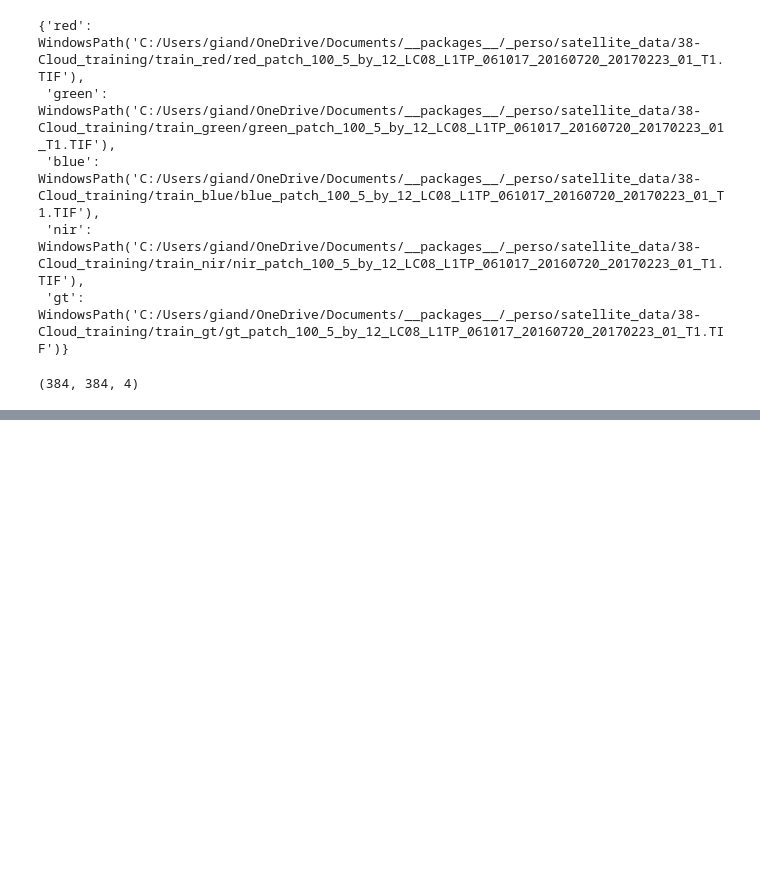
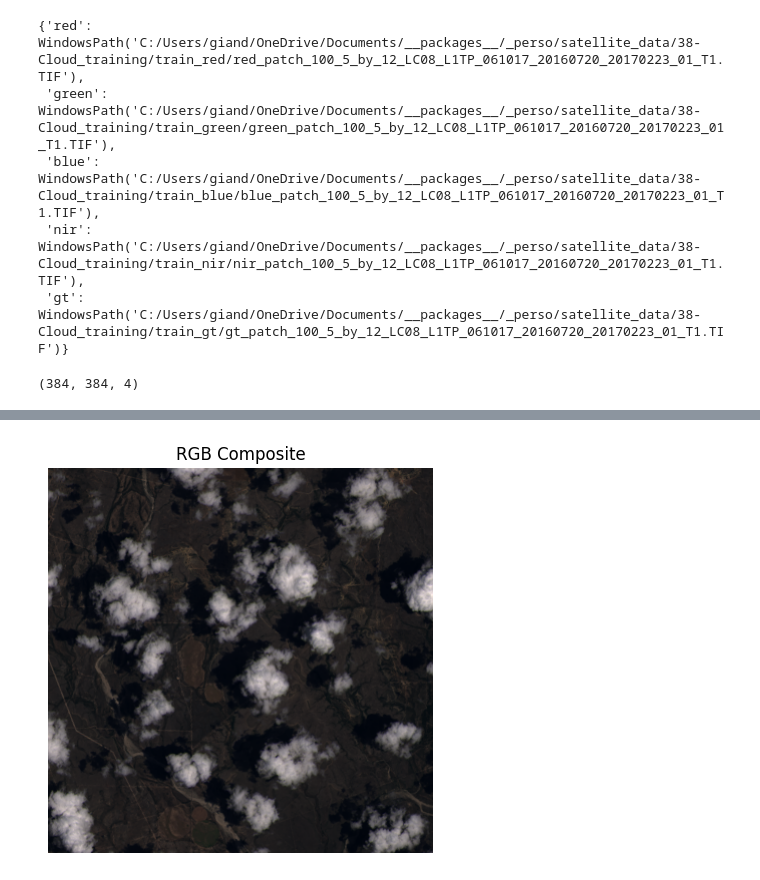
Before and after one commit to tristanGIANDO/satellite, a Jupyter notebook: satellite/model/notebook.ipynb, the cells around one changed output, grey strips where cells are left out. Cells and saved outputs as stored; diff of their text form; code cells hidden in the pictures; blank space fills up the shorter version.

```diff
--- a/satellite/model/notebook.ipynb
+++ b/satellite/model/notebook.ipynb
@@ -139,0 +140,31 @@ show_images_matplotlib(data.files[0])
+# %%
+def show_rgb_composite(file_entry: dict[str, Path]) -> None:
+    channels = []
+    for color in ["red", "green", "blue"]:
+        img = Image.open(file_entry[color])
+        arr = np.array(img)
+
+        if arr.dtype != np.uint16:
+            raise ValueError(f"{color} channel is not in 16-bit format.")
+
+        channels.append(arr)
+
+    # Check if all channels have the same dimensions
+    h, w = channels[0].shape
+    if not all(c.shape == (h, w) for c in channels):
+        raise ValueError("Channels do not have the same dimensions.")
+
+    rgb16 = np.stack(channels, axis=-1)  # shape (H, W, 3), dtype uint16
+
+    rgb_visu = ((rgb16 - rgb16.min()) / (rgb16.max() - rgb16.min()) * 255).astype(np.uint8)
+
+    plt.figure(figsize=(5, 5))
+    plt.imshow(rgb_visu)
+    plt.title("RGB Composite")
+    plt.axis("off")
+    plt.show()
+
+
+show_rgb_composite(data.files[6])
+# %% [output]
+[figure, added]
```
Also changed, not shown: parts of 2 cells of this notebook, 4 other files.
